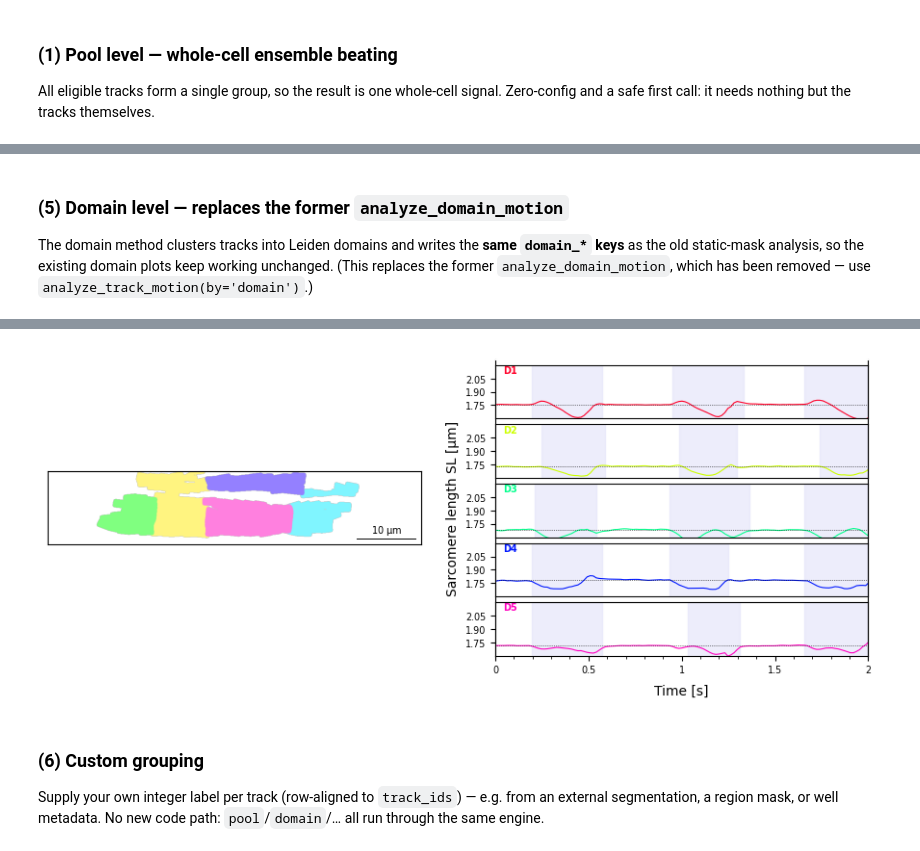
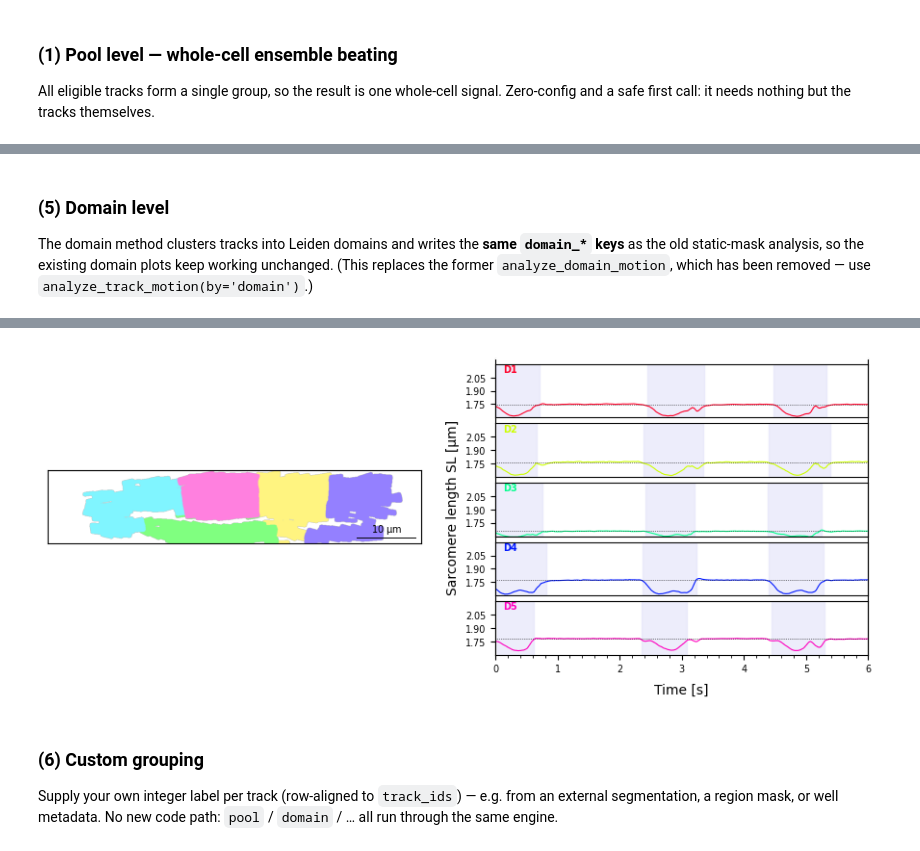
Before and after one commit to danihae/SarcAsM, a Jupyter notebook: docs/notebooks/tutorial_sarcomere_tracking.ipynb, the cells around one changed output, grey strips where cells are left out. Drawn from its saved outputs; the diff is of its cells as text; code cells hidden in the pictures.

```diff
--- a/docs/notebooks/tutorial_sarcomere_tracking.ipynb
+++ b/docs/notebooks/tutorial_sarcomere_tracking.ipynb
@@ -15,6 +15,6 @@ import numpy as np
 
 Run the sarcomere U-Net on the movie (same upstream step as the structural and LOI tutorials). We also run the **3D U-Net fast-movie Z-band model** — it emits Z-band masks that are ~3× less noisy frame-to-frame than the per-frame 2D output and is used automatically by `analyze_sarcomere_vectors` when available.
 # %%
-file_path = '../../test_data/high_speed_single_ACTN2-citrine_CM/30kPa.tif'
+file_path = '../../test_data/high_speed_single_ACTN2-citrine_CM/20kPa.tif'
 sarc = SarcAsM(file_path, restart=False)
 # %% [output]
@@ -230,5 +304,5 @@ plt.show()
 # %% [markdown]
-### (5) Domain level — replaces the former `analyze_domain_motion`
+### (5) Domain level
 
 The domain method clusters tracks into Leiden domains and writes the **same `domain_*` keys** as the old static-mask analysis, so the existing domain plots keep working unchanged. (This replaces the former `analyze_domain_motion`, which has been removed — use `analyze_track_motion(by='domain')`.)
 # %%
@@ -236,7 +310,7 @@ sarc.analyze_sarcomere_domains(frames=[0], leiden_resolution=0.5)
 sarc.analyze_track_motion(by='domain', reference_frame=0)
 
 fig, axes = plt.subplots(1, 2, figsize=(11, 4))
-Plots.plot_sarcomere_domains(axes[0], sarc, frame=0)        # unchanged legacy plot
-Plots.plot_domain_timeseries(axes[1], sarc, t_lim=(0, 2))   # unchanged legacy plot
+Plots.plot_sarcomere_domains(axes[0], sarc, frame=0)      # unchanged legacy plot
+Plots.plot_domain_timeseries(axes[1], sarc, t_lim=(0, 6))  # unchanged legacy plot
 plt.show()
 # %% [output]
@@ -247,8 +322,8 @@ plt.show()
-[figure, old version]
+[figure, new version]
 # %% [markdown]
 ### (6) Custom grouping
 
-Supply your own integer label per track (row-aligned to `track_ids`) — e.g. from an external segmentation, a region mask, or well metadata. No new code path: `pool`/`domain`/… all run through the same engine.
+Supply your own integer label per track (row-aligned to `track_ids`) — e.g. from an external segmentation, a region mask, or well metadata. No new code path: `pool` / `domain` / … all run through the same engine.
 # %%
 # example: split tracks into short vs long sarcomeres
 tracks = sarc.get_tracks()
```
Also changed, not shown: parts of 42 cells of this notebook, 1 other file.
